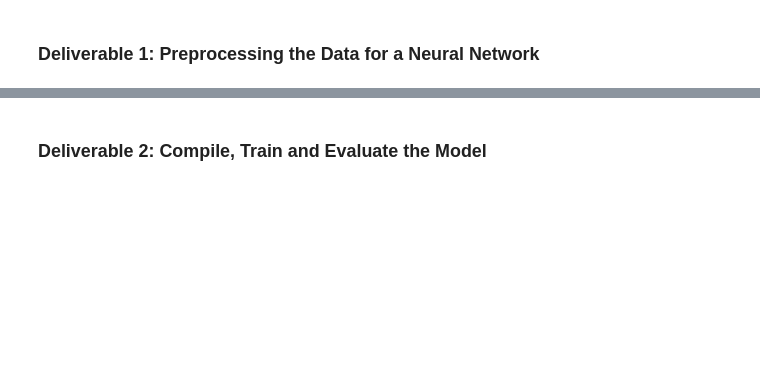
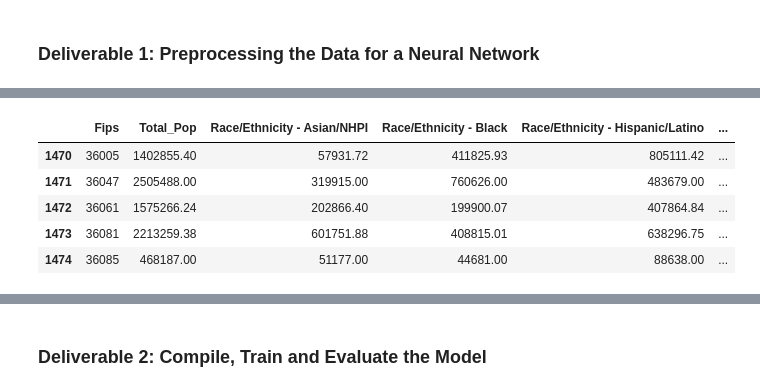
Before and after one commit to Anoobis5/COVID_GeoJSON_FinalProject, a Jupyter notebook: COVID_Vax_Prediction.ipynb, the cells around one changed output, grey strips where cells are left out. Saved outputs shown, nothing was run; the diff lists cells and outputs as text; code cells hidden in the pictures; blank space fills up the shorter version.

```diff
--- a/COVID_Vax_Prediction.ipynb
+++ b/COVID_Vax_Prediction.ipynb
@@ -186,0 +56,11 @@ application_df.head()
+# %%
+# Drop the non-beneficial columns, County, First Dose, Series Complete, Report as of, Location
+clean_df = clean_df.drop(['County', 'First Dose', 'Series Complete', 'Report as of', 'Location'], axis=1)
+clean_df.head()
+# %% [output]
+|  | Fips | Total_Pop | Race/Ethnicity - Asian/NHPI | Race/Ethnicity - Black | Race/Ethnicity - Hispanic/Latino | ... |
+| 1470 | 36005 | 1402855.40 | 57931.72 | 411825.93 | 805111.42 | ... |
+| 1471 | 36047 | 2505488.00 | 319915.00 | 760626.00 | 483679.00 | ... |
+| 1472 | 36061 | 1575266.24 | 202866.40 | 199900.07 | 407864.84 | ... |
+| 1473 | 36081 | 2213259.38 | 601751.88 | 408815.01 | 638296.75 | ... |
+| 1474 | 36085 | 468187.00 | 51177.00 | 44681.00 | 88638.00 | ... |
```
Also changed, not shown: parts of 22 cells of this notebook, 4 other files.
